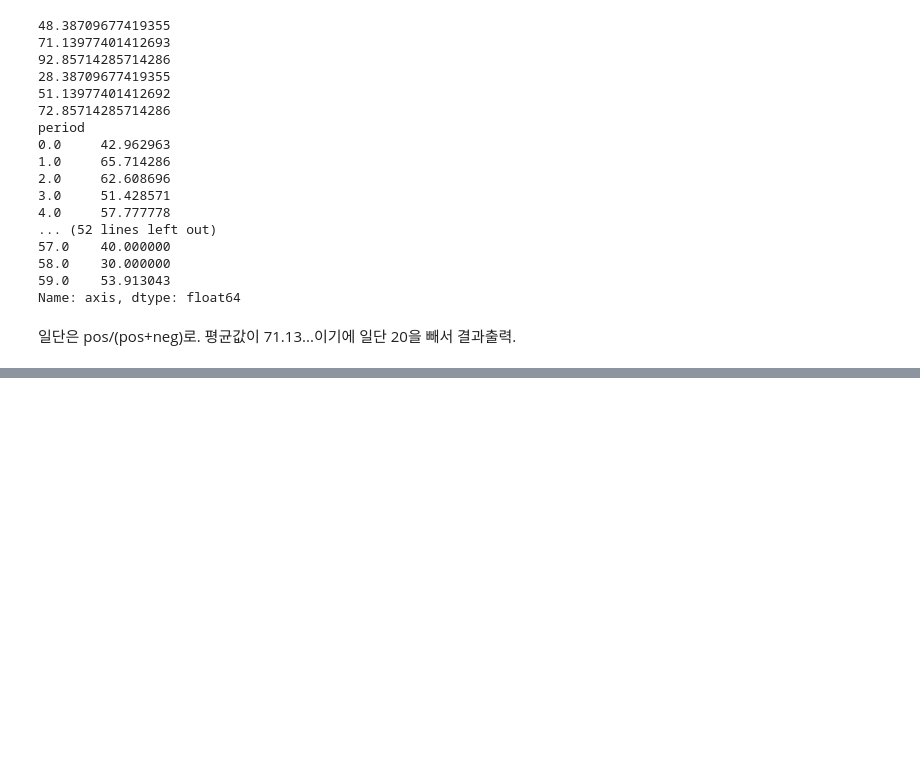
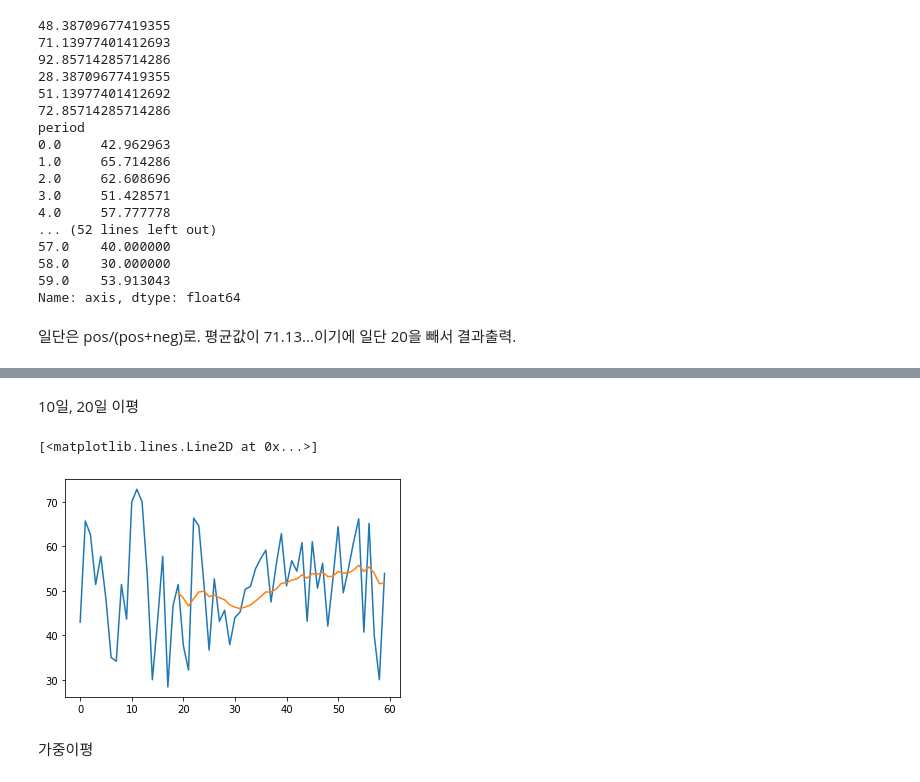
Before and after one commit to Think-JIn99/crypto_reaction_check, a Jupyter notebook: reddit_scrapper/src/result.ipynb, the cells around one changed output, grey strips where cells are left out. Saved outputs shown, nothing was run; the diff lists cells and outputs as text; code cells hidden in the pictures; blank space fills up the shorter version.

```diff
--- a/reddit_scrapper/src/result.ipynb
+++ b/reddit_scrapper/src/result.ipynb
@@ -77,0 +90,20 @@ Name: axis, dtype: float64
+# %% [markdown]
+10일, 20일 이평
+# %%
+def weightedMean(weightArray):
+    def inner(x):
+        return (weightArray * x).mean()
+    return inner
+
+n = 10
+t = [v for v in np.arange(1, n+1)]
+sumv = sum(t) / n
+wts = np.array(t) / sumv
+wMov20 = df2['axis'].rolling(n).apply(weightedMean(wts), raw=True)
+plt.plot(df2['axis'])
+plt.plot(wMov20)
+# %% [output]
+[<matplotlib.lines.Line2D at 0x...>]
+[figure, added]
+# %% [markdown]
+가중이평
```
Also changed, not shown: parts of 1 cell of this notebook.
